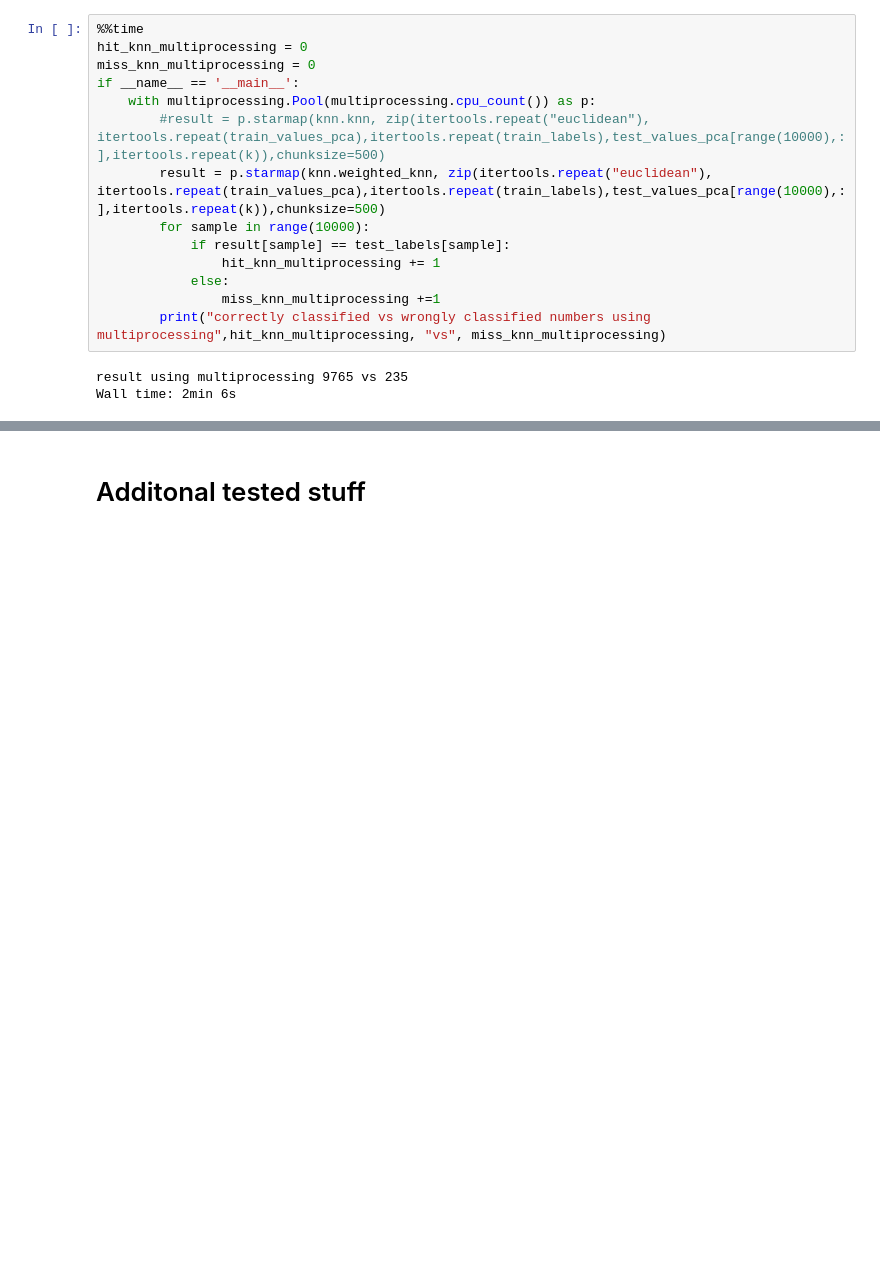
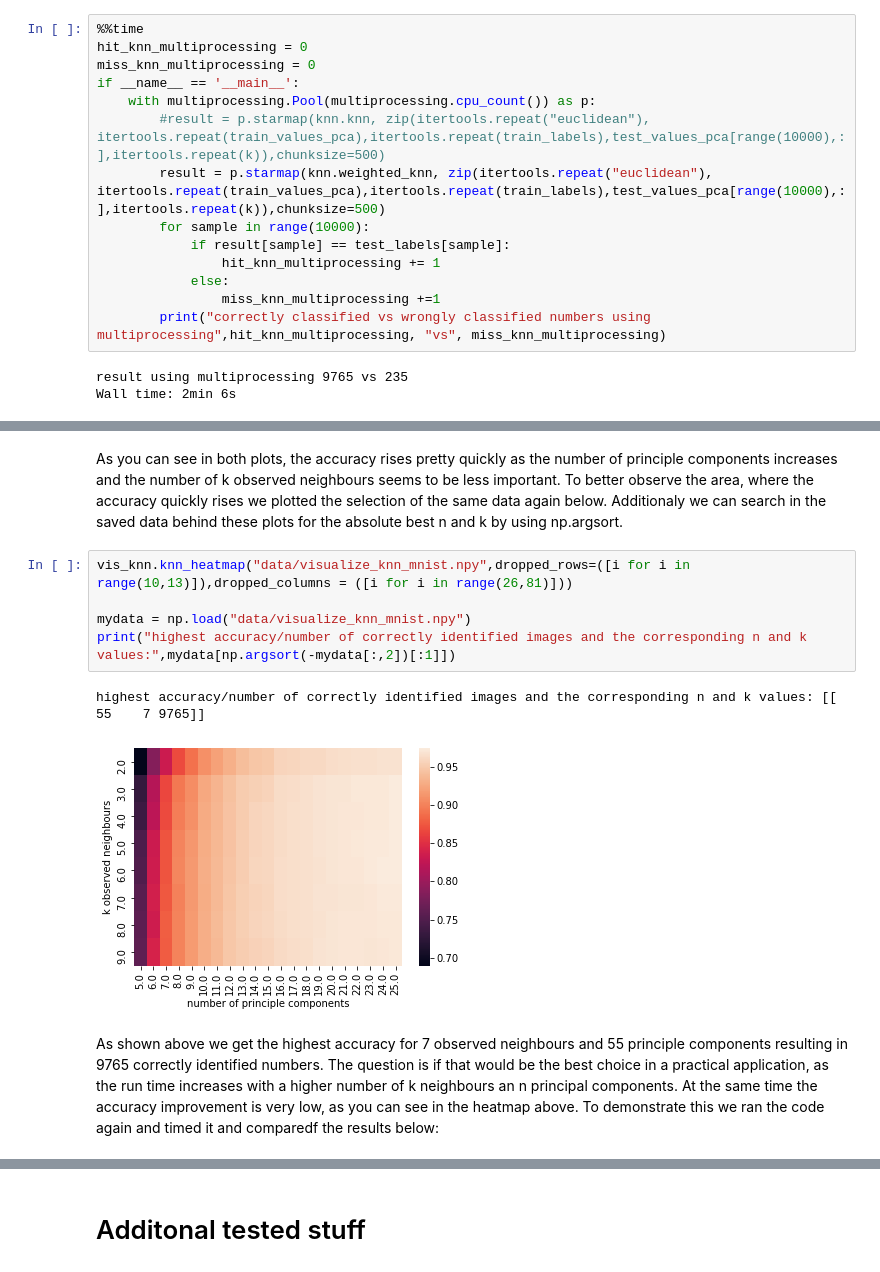
Before and after one commit to datascience-mobi/2021-topic-04-team-02, a Jupyter notebook: project report.ipynb, the cells around one changed output, grey strips where cells are left out. Cells and saved outputs as stored; diff of their text form; blank space fills up the shorter version.

```diff
--- a/project report.ipynb
+++ b/project report.ipynb
@@ -295,0 +298,17 @@ vis_knn.knn_3dplot("data/visualize_knn_mnist.npy")
+# %% [markdown]
+As you can see in both plots, the accuracy rises pretty quickly as the number of principle components increases and the number of k observed neighbours seems to be less important.
+To better observe the area, where the accuracy quickly rises we plotted the selection of the same data again below.
+Additionaly we can search in the saved data behind these plots for the absolute best n and k by using np.argsort.
+# %%
+vis_knn.knn_heatmap("data/visualize_knn_mnist.npy",dropped_rows=([i for i in range(10,13)]),dropped_columns = ([i for i in range(26,81)]))
+
+mydata = np.load("data/visualize_knn_mnist.npy")
+print("highest accuracy/number of correctly identified images and the corresponding n and k values:",mydata[np.argsort(-mydata[:,2])[:1]])
+# %% [output]
+highest accuracy/number of correctly identified images and the corresponding n and k values: [[  55    7 9765]]
+[figure, added]
+# %% [markdown]
+As shown above we get the highest accuracy for 7 observed neighbours and 55 principle components resulting in 9765 correctly identified numbers.
+The question is if that would be the best choice in a practical application, as the run time increases with a higher number of k neighbours an n principal components.
+At the same time the accuracy improvement is very low, as you can see in the heatmap above.
+To demonstrate this we ran the code again and timed it and comparedf the results below:
```
Also changed, not shown: parts of 18 cells of this notebook.
